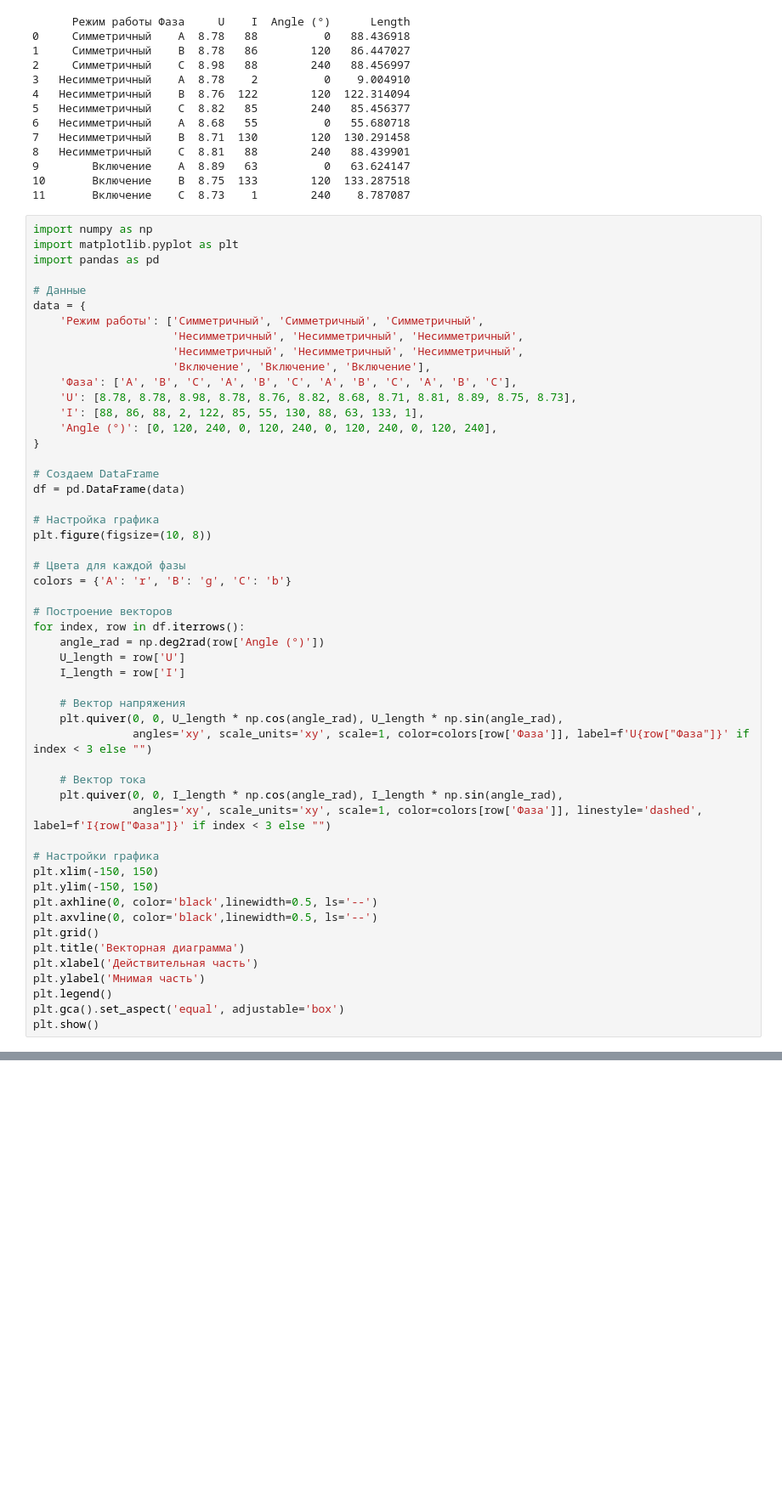
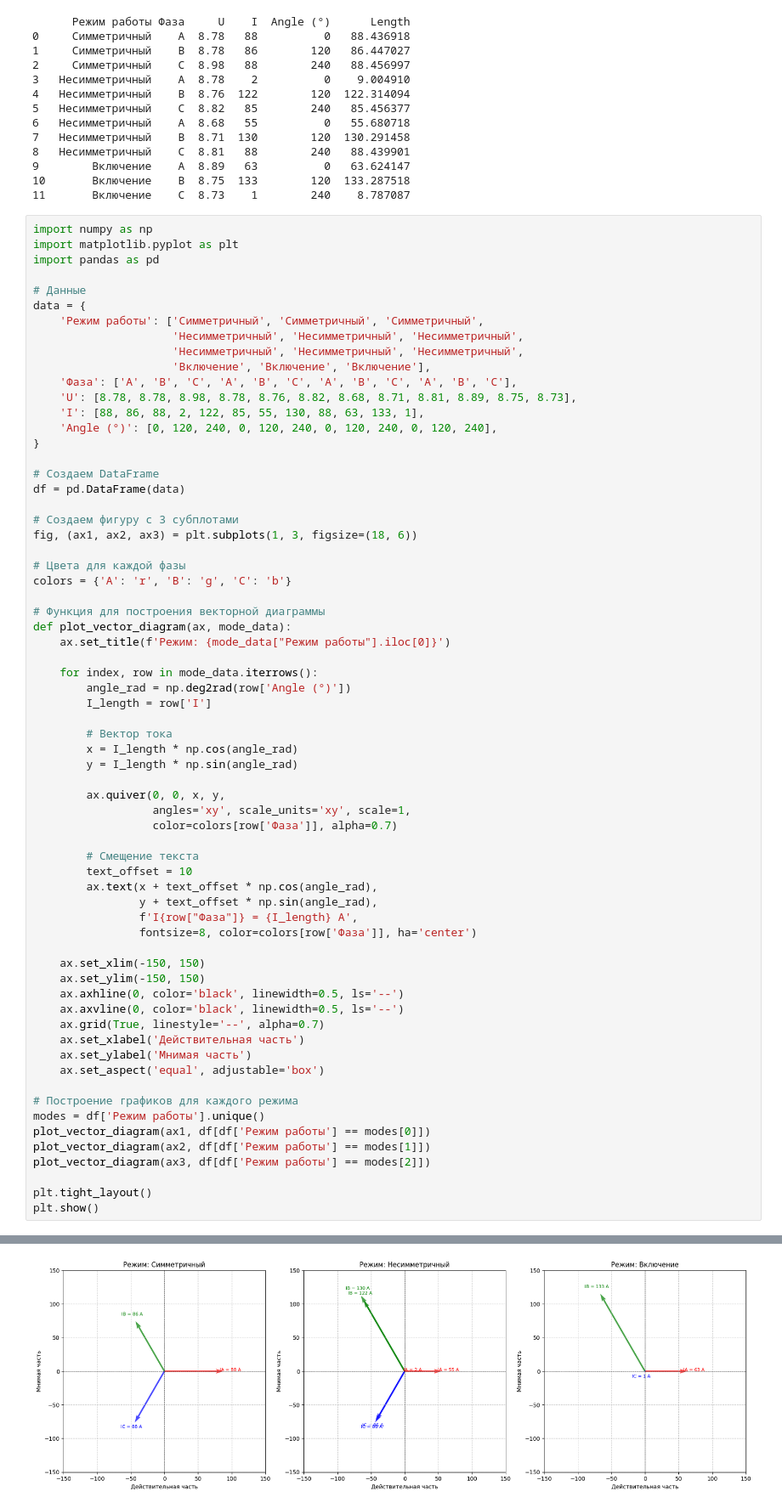
Before and after one commit to replicaCortex/Keres, a Jupyter notebook: Electrical Engineering/9lab.ipynb, the cells around one changed output, grey strips where cells are left out. Shown at 85% size. Saved outputs shown, nothing was run; the diff lists cells and outputs as text; blank space fills up the shorter version.

```diff
--- a/Electrical Engineering/9lab.ipynb
+++ b/Electrical Engineering/9lab.ipynb
@@ -112,36 +112,50 @@ data = {
 # Создаем DataFrame
 df = pd.DataFrame(data)
 
-# Настройка графика
-plt.figure(figsize=(10, 8))
+# Создаем фигуру с 3 субплотами
+fig, (ax1, ax2, ax3) = plt.subplots(1, 3, figsize=(18, 6))
 
 # Цвета для каждой фазы
 colors = {'A': 'r', 'B': 'g', 'C': 'b'}
 
-# Построение векторов
-for index, row in df.iterrows():
-    angle_rad = np.deg2rad(row['Angle (°)'])
-    U_length = row['U']
-    I_length = row['I']
+# Функция для построения векторной диаграммы
+def plot_vector_diagram(ax, mode_data):
+    ax.set_title(f'Режим: {mode_data["Режим работы"].iloc[0]}')
 
-    # Вектор напряжения
-    plt.quiver(0, 0, U_length * np.cos(angle_rad), U_length * np.sin(angle_rad),
-               angles='xy', scale_units='xy', scale=1, color=colors[row['Фаза']], label=f'U{row["Фаза"]}' if index < 3 else "")
+    for index, row in mode_data.iterrows():
+        angle_rad = np.deg2rad(row['Angle (°)'])
+        I_length = row['I']
 
-    # Вектор тока
-    plt.quiver(0, 0, I_length * np.cos(angle_rad), I_length * np.sin(angle_rad),
-               angles='xy', scale_units='xy', scale=1, color=colors[row['Фаза']], linestyle='dashed', label=f'I{row["Фаза"]}' if index < 3 else "")
+        # Вектор тока
+        x = I_length * np.cos(angle_rad)
+        y = I_length * np.sin(angle_rad)
 
-# Настройки графика
-plt.xlim(-150, 150)
-plt.ylim(-150, 150)
-plt.axhline(0, color='black',linewidth=0.5, ls='--')
-plt.axvline(0, color='black',linewidth=0.5, ls='--')
-plt.grid()
-plt.title('Векторная диаграмма')
-plt.xlabel('Действительная часть')
-plt.ylabel('Мнимая часть')
-plt.legend()
-plt.gca().set_aspect('equal', adjustable='box')
+        ax.quiver(0, 0, x, y,
+                  angles='xy', scale_units='xy', scale=1,
+                  color=colors[row['Фаза']], alpha=0.7)
+
+        # Смещение текста
+        text_offset = 10
+        ax.text(x + text_offset * np.cos(angle_rad),
+                y + text_offset * np.sin(angle_rad),
+                f'I{row["Фаза"]} = {I_length} A',
+                fontsize=8, color=colors[row['Фаза']], ha='center')
+
+    ax.set_xlim(-150, 150)
+    ax.set_ylim(-150, 150)
+    ax.axhline(0, color='black', linewidth=0.5, ls='--')
+    ax.axvline(0, color='black', linewidth=0.5, ls='--')
+    ax.grid(True, linestyle='--', alpha=0.7)
+    ax.set_xlabel('Действительная часть')
+    ax.set_ylabel('Мнимая часть')
+    ax.set_aspect('equal', adjustable='box')
+
+# Построение графиков для каждого режима
+modes = df['Режим работы'].unique()
+plot_vector_diagram(ax1, df[df['Режим работы'] == modes[0]])
+plot_vector_diagram(ax2, df[df['Режим работы'] == modes[1]])
+plot_vector_diagram(ax3, df[df['Режим работы'] == modes[2]])
+
+plt.tight_layout()
 plt.show()
 # %% [output]
@@ -149,0 +162 @@ ValueError: At least one value in the dash list must be positive
+[figure, added]
```
Also changed, not shown: parts of 3 cells of this notebook, 1 other file.
